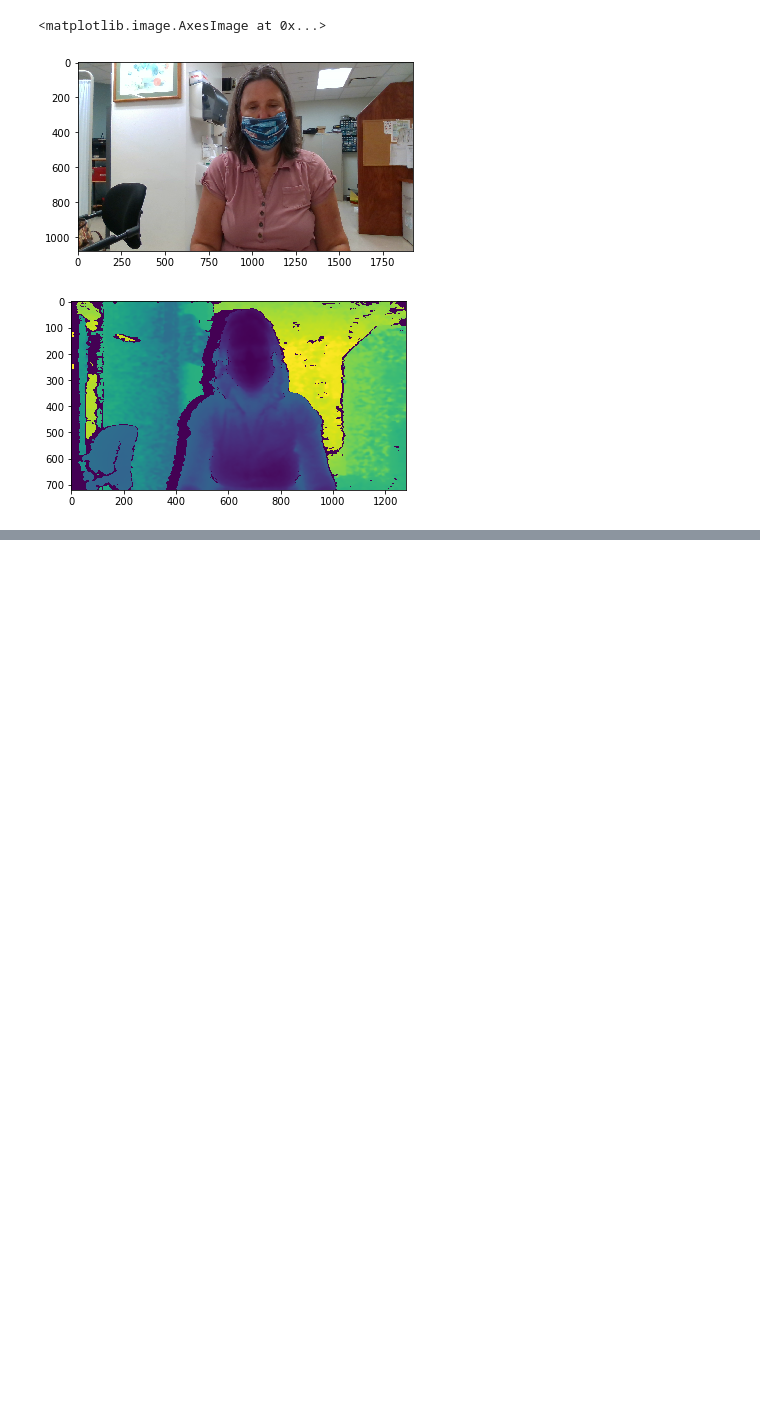
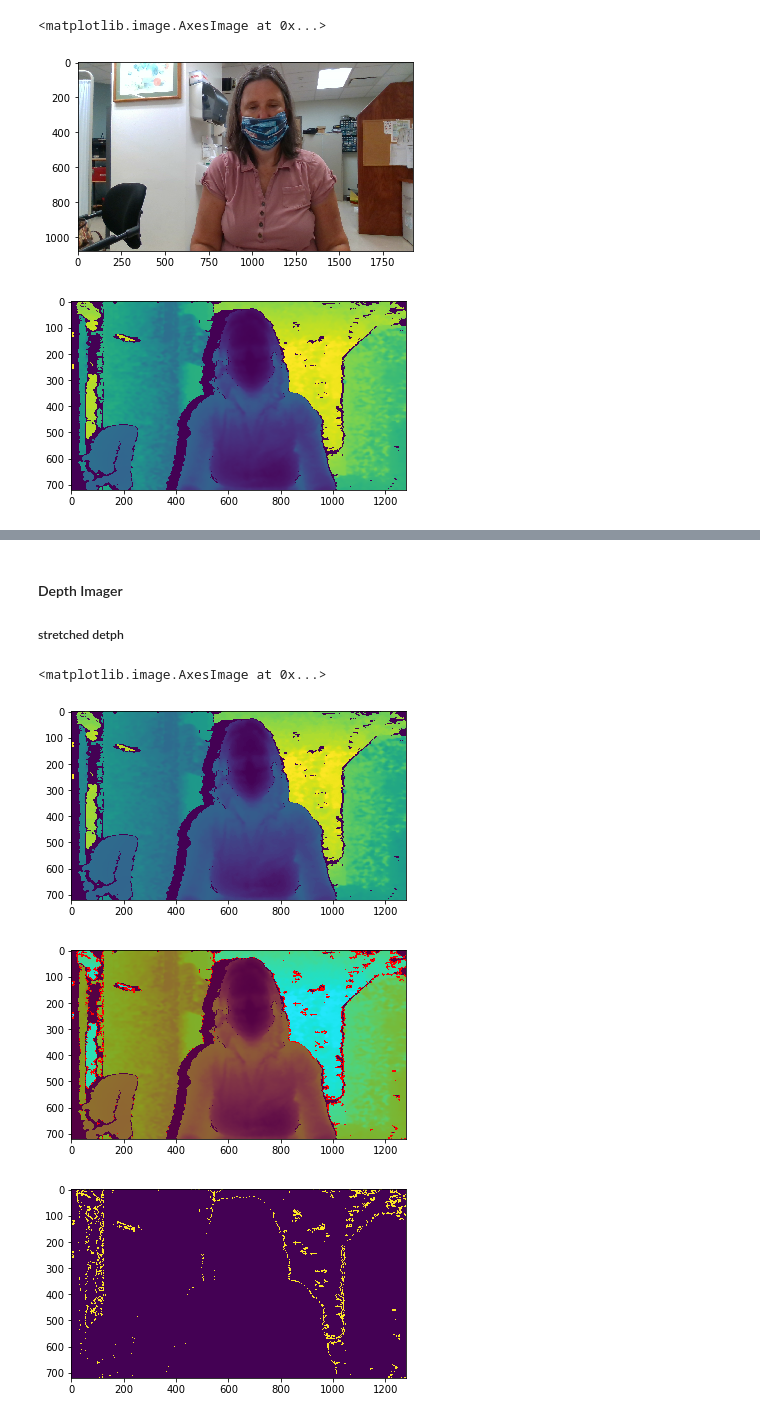
Before and after one commit to Rehab-Robotics-Lab/FloAssessmentPipeline, a Jupyter notebook: notebooks/match depth to color.ipynb, the cells around one changed output, grey strips where cells are left out. Saved outputs shown, nothing was run; the diff lists cells and outputs as text; code cells hidden in the pictures; blank space fills up the shorter version.

```diff
--- a/notebooks/match depth to color.ipynb
+++ b/notebooks/match depth to color.ipynb
@@ -36,0 +101,25 @@ plt.imshow(cv2.cvtColor(depth_img, cv2.COLOR_BGR2RGB))
+# %% [markdown]
+#### Depth Imager
+
+##### stretched detph
+# %%
+img_d_grey=cv2.cvtColor(depth_img, cv2.COLOR_BGR2GRAY)
+plt.figure()
+plt.imshow(img_d_grey)
+
+dst = cv2.cornerHarris(img_d_grey,2,3,0.04)
+dst = cv2.dilate(dst,None)
+img_w_harris = depth_img.copy()
+img_w_harris[dst>0.01*dst.max()]=[255, 0,0]
+plt.figure()
+plt.imshow(img_w_harris)
+plt.figure()
+harris_points=np.zeros(img_w_harris.shape[0:2])
+harris_points[dst>0.01*dst.max()]=255
+plt.figure
+plt.imshow(harris_points)
+# %% [output]
+<matplotlib.image.AxesImage at 0x...>
+[figure, added]
+[figure, added]
+[figure, added]
```
Also changed, not shown: parts of 27 cells of this notebook, 3 other files.
